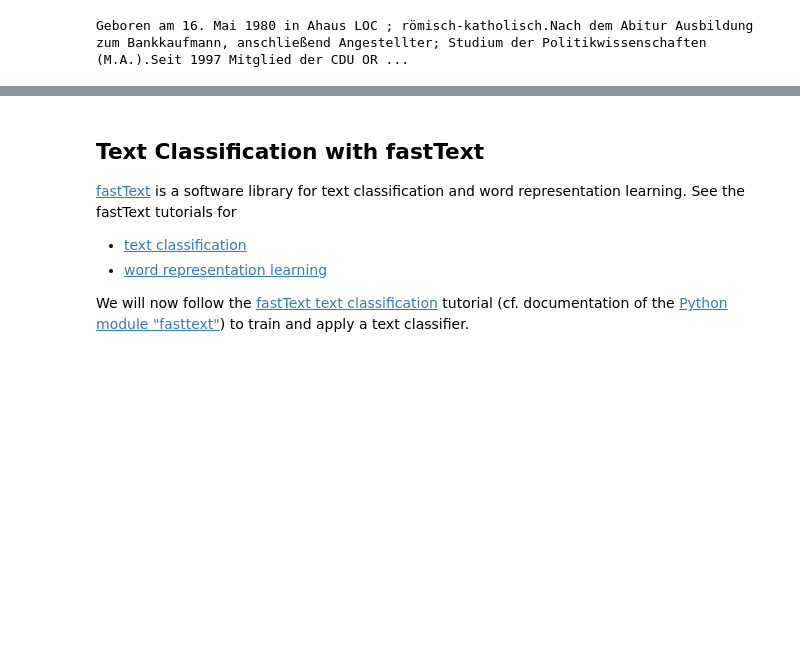
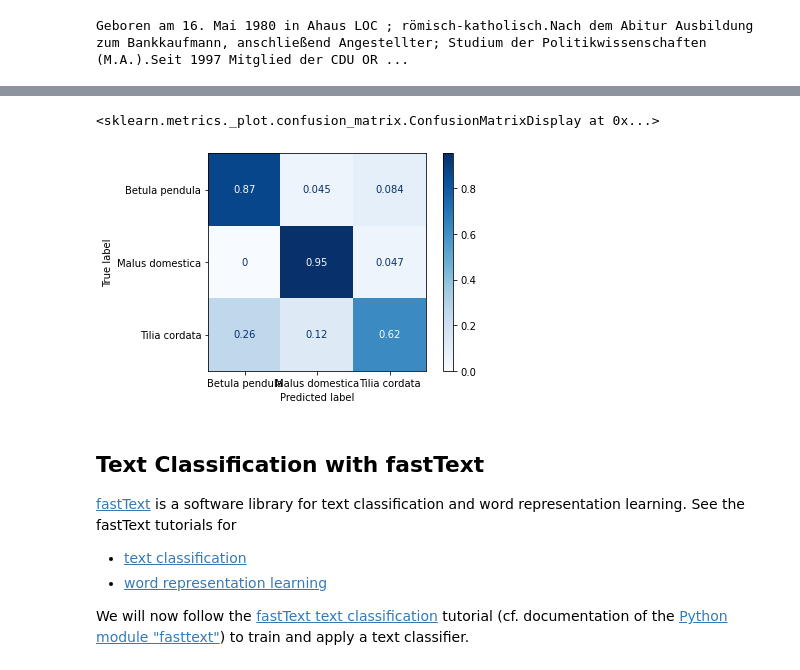
Before and after one commit to sebastian-nagel/introduction-to-python, a Jupyter notebook: 5_nlp_ml.ipynb, the cells around one changed output, grey strips where cells are left out. Cells and saved outputs as stored; diff of their text form; code cells hidden in the pictures; blank space fills up the shorter version.

Commit message:
Notebook "5. NLP + ML" - add section about scikit-learn (linear regression and classification)

```diff
--- a/5_nlp_ml.ipynb
+++ b/5_nlp_ml.ipynb
@@ -118,0 +224,25 @@ The field of machine learning is too broad to be fully introduced here. Please,
+# %%
+import sklearn
+
+from sklearn.neural_network import MLPClassifier
+from sklearn.model_selection import train_test_split
+
+# split data into train and test data (80% resp. 20% of the data)
+train, test = train_test_split(df.dropna(), test_size=0.2)
+
+cls = MLPClassifier(alpha=1, max_iter=1000)
+
+x_train = train[metric_columns].values.reshape(-1,3)
+y_train = train[['Name_lat']].values.reshape(-1,1).ravel()
+
+x_test = test[metric_columns].values.reshape(-1,3)
+y_test = test[['Name_lat']].values.reshape(-1,1).ravel()
+
+cls.fit(x_train, y_train)
+
+# print results for predictions on test data
+y_predicted = cls.predict(x_test)
+print(
+    f"Classification report for classifier {cls}:\n"
+    f"{sklearn.metrics.classification_report(y_test, y_predicted)}\n"
+)
@@ -119,3 +260,11 @@ The field of machine learning is too broad to be fully introduced here. Please,
+# %%
+# print a confusion matrix: which tree species are predicted better? which ones are confused more often?
+%matplotlib inline
+
+sklearn.metrics.ConfusionMatrixDisplay.from_predictions(y_test, y_predicted, normalize='true', cmap='Blues')
+# %% [output]
+<sklearn.metrics._plot.confusion_matrix.ConfusionMatrixDisplay at 0x...>
+[figure, added]
 # %% [markdown]
 ## Text Classification with fastText
 
```
Also changed, not shown: parts of 8 cells of this notebook.
